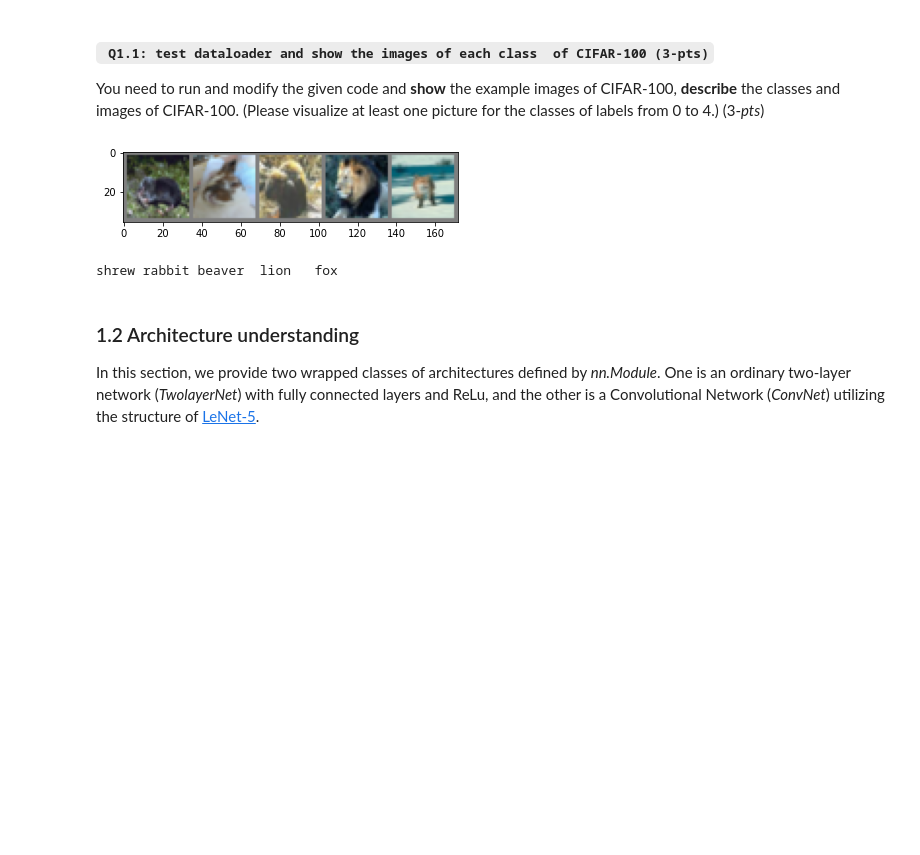
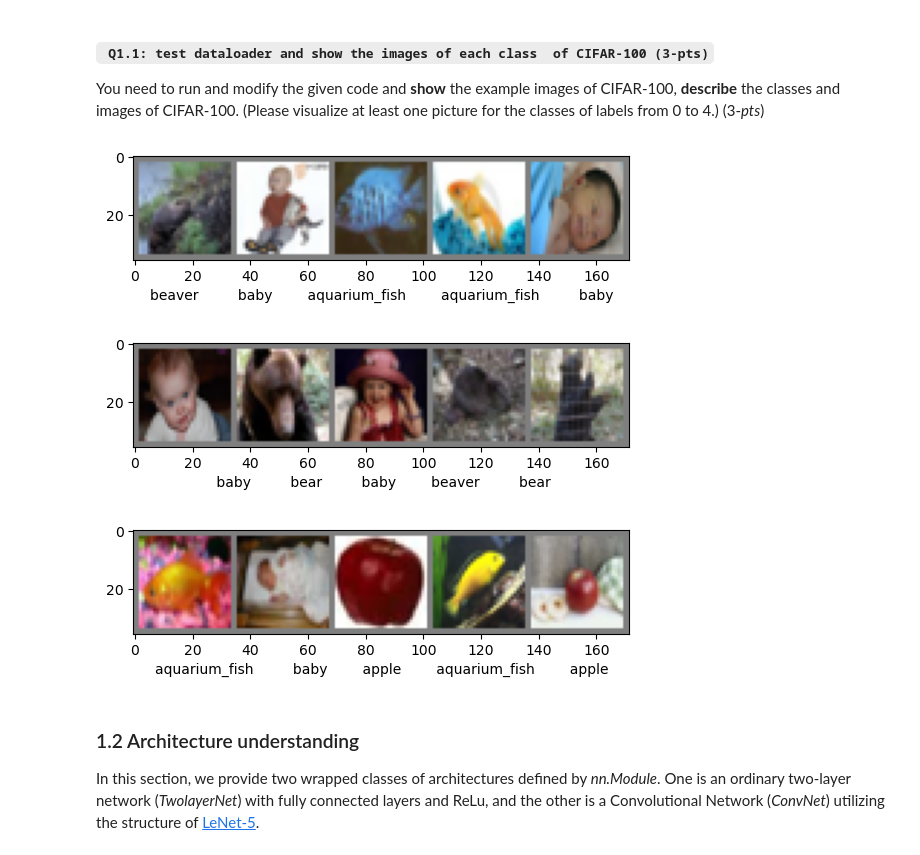
Before and after one commit to abhinav-neil/lenet5-clf-finetuning, a Jupyter notebook: Lab_project_part2_v2.ipynb, the cells around one changed output. Cells and saved outputs as stored; diff of their text form; code cells hidden in the pictures; blank space fills up the shorter version.

```diff
--- a/Lab_project_part2_v2.ipynb
+++ b/Lab_project_part2_v2.ipynb
@@ -90,16 +100,16 @@ def imshow(img):
     plt.show()
-# %%
-# get some random training images
-dataiter = iter(trainloader)
-images, labels = dataiter.next()
-
-# show images
-imshow(torchvision.utils.make_grid(images))
-# print labels
-print(' '.join('%5s' % classes[labels[j]] for j in range(5)))
-# %% [output]
-[figure, removed]
-shrew rabbit beaver  lion   fox
+# %%
+# get some random training images
+subset_indices = [idx for idx, data in enumerate(trainset_cfr) if data[1] in range(5)]
+trainloader_cfr_subset = DataLoader(Subset(trainset_cfr, subset_indices), batch_size=5, shuffle=True, num_workers=0)
+dataiter = iter(trainloader_cfr_subset)
+for i in range(3):
+    images, labels = next(dataiter, None)
+    imshow(torchvision.utils.make_grid(images), labels)
+# %% [output]
+[figure, added]
+[figure, added]
+[figure, added]
 # %% [markdown]
 ### 1.2 Architecture understanding
 
```
Also changed, not shown: parts of 63 cells of this notebook, 4 other files.
